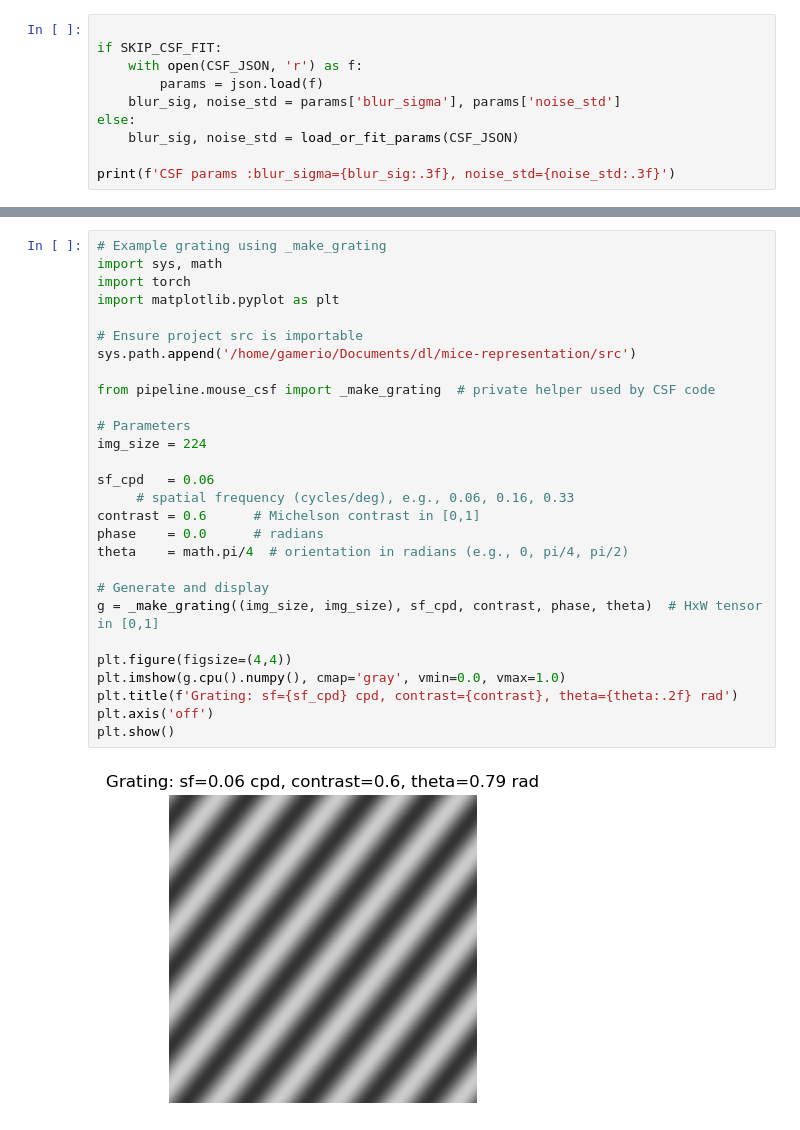
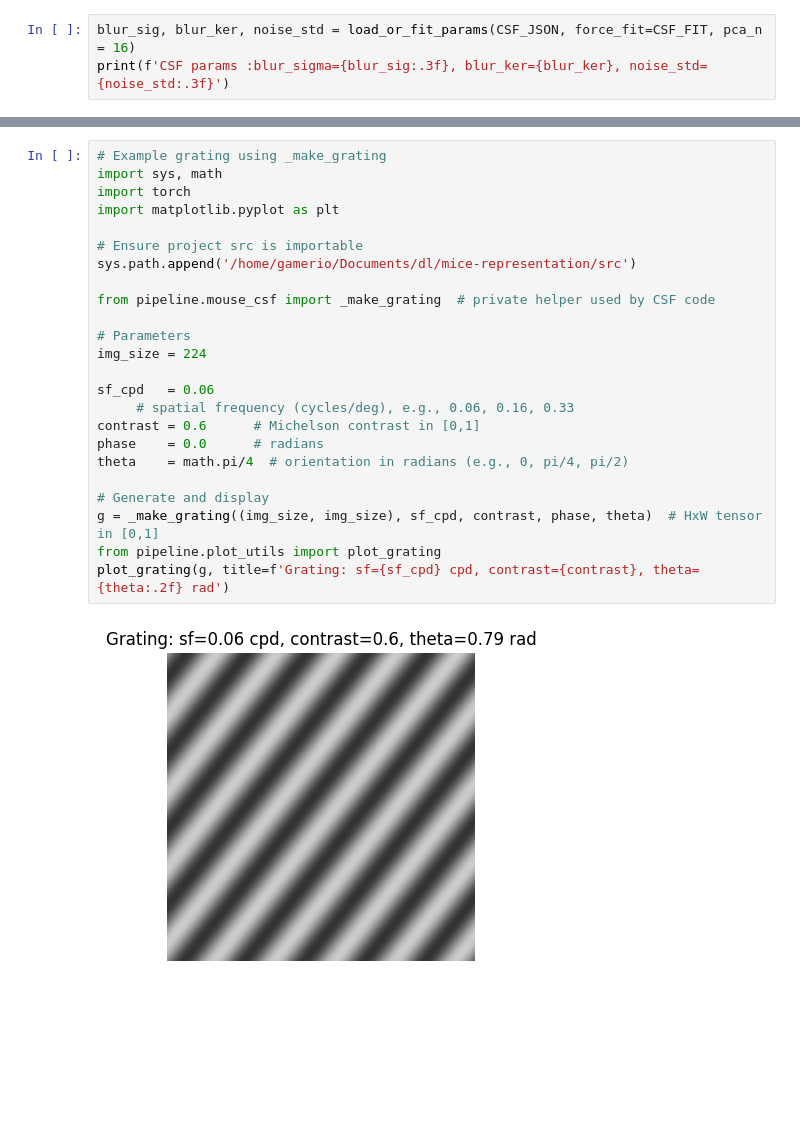
Before and after one commit to giovanni-lucarelli/mice-representation, a Jupyter notebook: src/pipeline/hopeItWorks.ipynb, the cells around one changed output, grey strips where cells are left out. Saved outputs shown, nothing was run; the diff lists cells and outputs as text; blank space fills up the shorter version.

```diff
--- a/src/pipeline/hopeItWorks.ipynb
+++ b/src/pipeline/hopeItWorks.ipynb
@@ -27,13 +27,6 @@ SKIP_CSF_FIT = True
 
 IMG_SIZE = 224
 # %%
-
-if SKIP_CSF_FIT:
-    with open(CSF_JSON, 'r') as f:
-        params = json.load(f)
-    blur_sig, noise_std = params['blur_sigma'], params['noise_std']
-else:
-    blur_sig, noise_std = load_or_fit_params(CSF_JSON)
-
-print(f'CSF params :blur_sigma={blur_sig:.3f}, noise_std={noise_std:.3f}')
+blur_sig, blur_ker, noise_std = load_or_fit_params(CSF_JSON, force_fit=CSF_FIT, pca_n = 16)
+print(f'CSF params :blur_sigma={blur_sig:.3f}, blur_ker={blur_ker}, noise_std={noise_std:.3f}')
 # %% [output]
@@ -177,30 +146,26 @@ plt.show()
 # %%
 # Example grating using _make_grating
 import sys, math
 import torch
 import matplotlib.pyplot as plt
 
 # Ensure project src is importable
 sys.path.append('/home/gamerio/Documents/dl/mice-representation/src')
 
 from pipeline.mouse_csf import _make_grating  # private helper used by CSF code
 
 # Parameters
 img_size = 224
 
 sf_cpd   = 0.06
      # spatial frequency (cycles/deg), e.g., 0.06, 0.16, 0.33
 contrast = 0.6      # Michelson contrast in [0,1]
 phase    = 0.0      # radians
 theta    = math.pi/4  # orientation in radians (e.g., 0, pi/4, pi/2)
 
 # Generate and display
 g = _make_grating((img_size, img_size), sf_cpd, contrast, phase, theta)  # HxW tensor in [0,1]
-
-plt.figure(figsize=(4,4))
-plt.imshow(g.cpu().numpy(), cmap='gray', vmin=0.0, vmax=1.0)
-plt.title(f'Grating: sf={sf_cpd} cpd, contrast={contrast}, theta={theta:.2f} rad')
-plt.axis('off')
-plt.show()
+from pipeline.plot_utils import plot_grating
+plot_grating(g, title=f'Grating: sf={sf_cpd} cpd, contrast={contrast}, theta={theta:.2f} rad')
 # %% [output]
-[figure, old version]
+[figure, new version]
```
Also changed, not shown: parts of 10 cells of this notebook, 24 other files.
